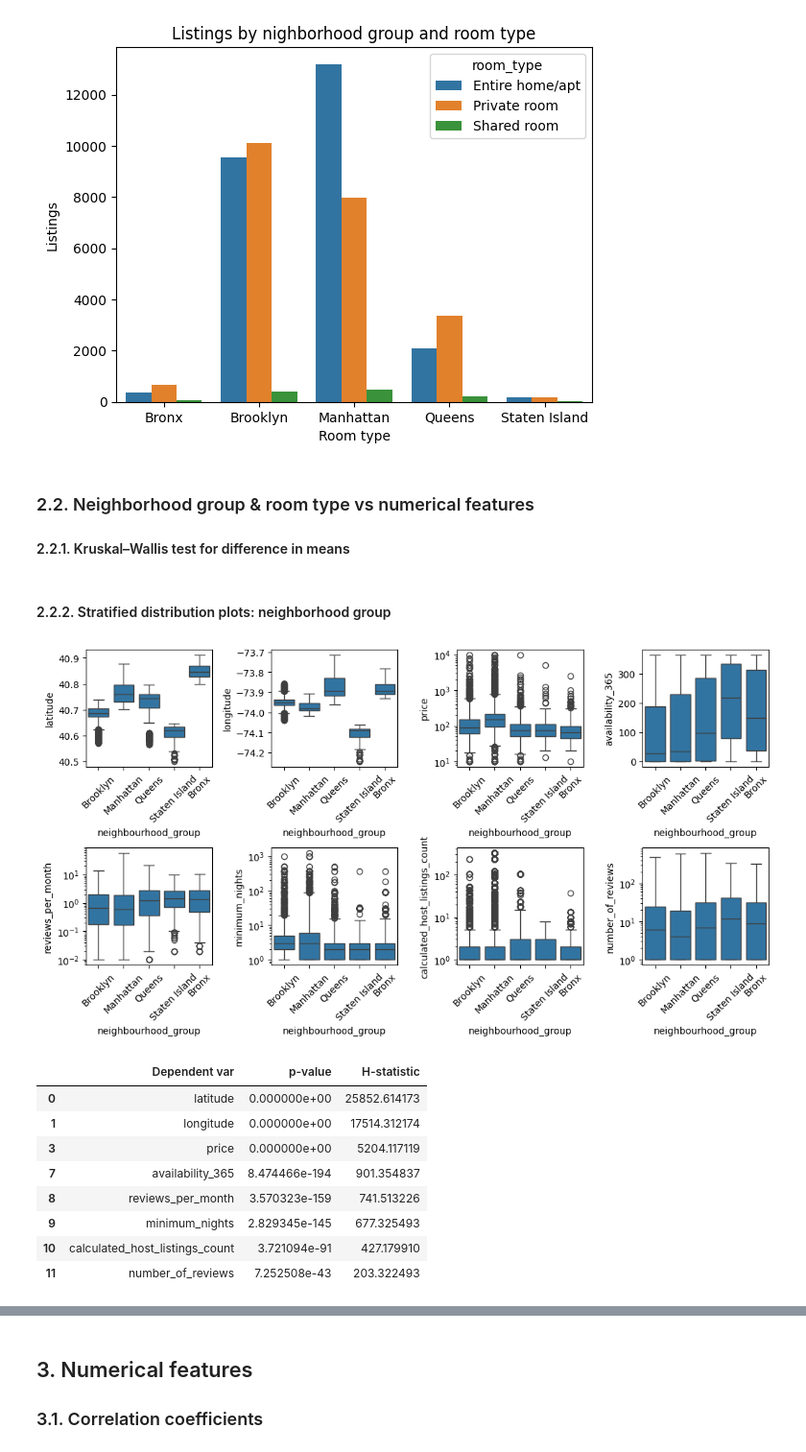
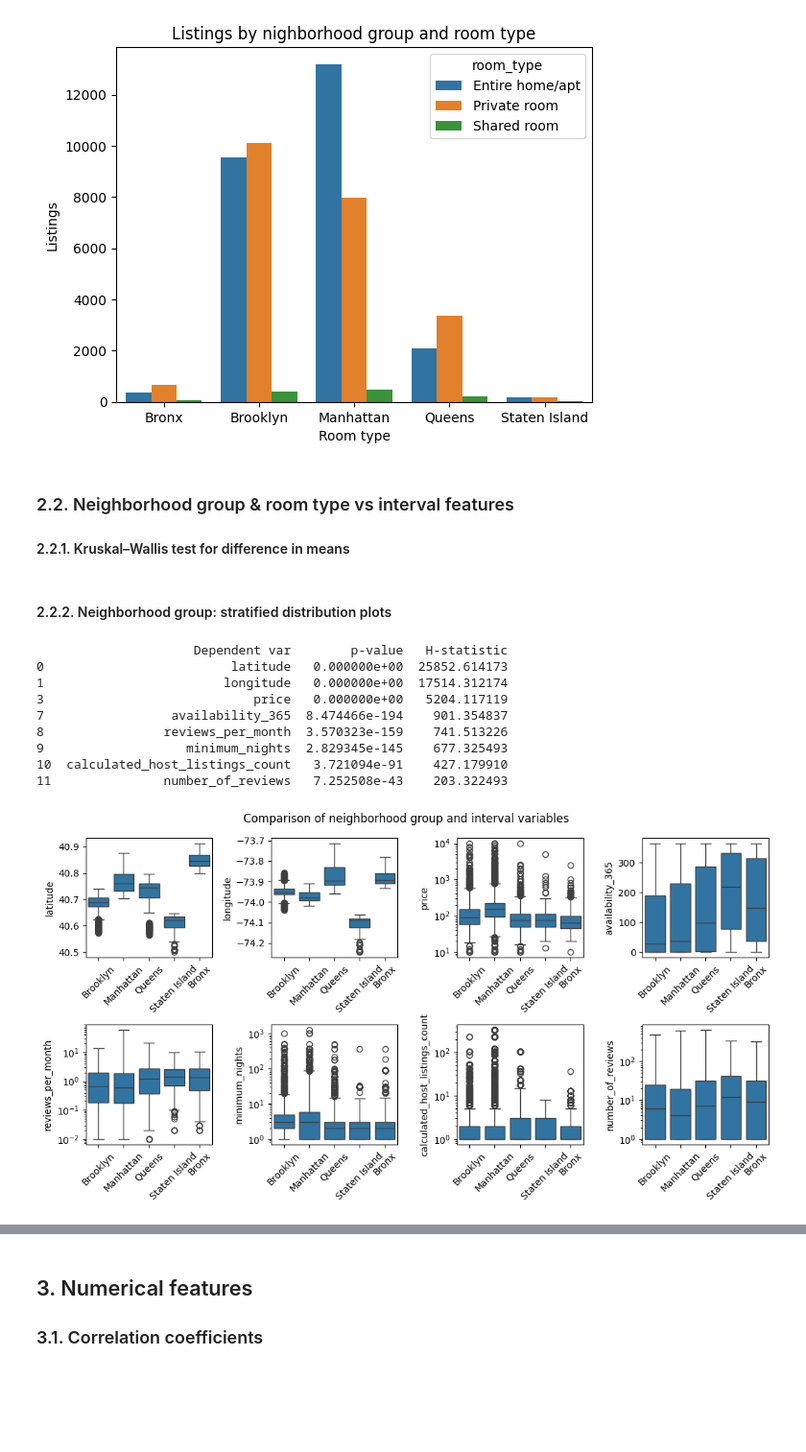
Before and after one commit to gperdrizet/gperdrizet-data-preprocessing-project-tutorial, a Jupyter notebook: gperdrizet-02_correlations.ipynb, the cells around one changed output, grey strips where cells are left out. Shown at 96% size. Saved outputs shown, nothing was run; the diff lists cells and outputs as text; code cells hidden in the pictures; blank space fills up the shorter version.

```diff
--- a/gperdrizet-02_correlations.ipynb
+++ b/gperdrizet-02_correlations.ipynb
@@ -67,12 +67,12 @@ plt.show()
 # %% [output]
 [figure]
 # %% [markdown]
-### 2.2. Neighborhood group & room type vs numerical features
+### 2.2. Neighborhood group & room type vs interval features
 
 #### 2.2.1. Kruskal–Wallis test for difference in means
 # %%
-categorical_features=['neighbourhood_group','room_type']
-numeric_features=['latitude','longitude','price','minimum_nights','number_of_reviews','reviews_per_month','calculated_host_listings_count','availability_365']
+nominal_features=['neighbourhood_group','room_type']
+numerical_features=['latitude','longitude','price','minimum_nights','number_of_reviews','reviews_per_month','calculated_host_listings_count','availability_365']
 
 htest_results={
     'Independent var':[],
@@ -81,12 +81,12 @@ htest_results={
     'H-statistic':[]
 }
 
-for numeric_feature in numeric_features:
-    for categorical_feature in categorical_features:
-        groups=[list(x) for _, x in data_df.dropna().groupby(data_df[categorical_feature])[numeric_feature]]
+for numeric_feature in numerical_features:
+    for nominal_feature in nominal_features:
+        groups=[list(x) for _, x in data_df.dropna().groupby(data_df[nominal_feature])[numeric_feature]]
         result=stats.kruskal(*groups)
 
-        htest_results['Independent var'].append(categorical_feature)
+        htest_results['Independent var'].append(nominal_feature)
         htest_results['Dependent var'].append(numeric_feature)
         htest_results['p-value'].append(result.pvalue)
         htest_results['H-statistic'].append(result.statistic)
@@ -95,37 +95,40 @@ htest_results_df=pd.DataFrame.from_dict(htest_results)
 htest_results_df.sort_values('p-value', ascending=True, inplace=True)
 htest_results_df.reset_index(drop=True, inplace=True)
 # %% [markdown]
-#### 2.2.2. Stratified distribution plots: neighborhood group
+#### 2.2.2. Neighborhood group: stratified distribution plots
 # %%
 htest_results_subset_df=htest_results_df[htest_results_df['Independent var'] == 'neighbourhood_group']
 features=htest_results_subset_df['Dependent var']
 
+print(htest_results_subset_df.drop('Independent var', axis=1).head(len(htest_results_subset_df)))
+
 fig, axs=plt.subplots(2,4, figsize=(11,6))
 axs=axs.flatten()
+
+fig.suptitle('Comparison of neighborhood group and interval variables')
 
 for i, feature in enumerate(features):
 
     if stats.kurtosis(data_df[feature].dropna()) > 10:
         log_scale=True
     else:
         log_scale=False
 
     sns.boxplot(data_df, x='neighbourhood_group', y=feature, log_scale=log_scale, ax=axs[i])
     axs[i].tick_params(axis='x', labelrotation=45)
+    axs[i].set_xlabel('')
 
 plt.tight_layout()
 plt.show()
-
-htest_results_subset_df.drop('Independent var', axis=1).head(len(htest_results_subset_df))
 # %% [output]
+                     Dependent var        p-value   H-statistic
+0                         latitude   0.000000e+00  25852.614173
+1                        longitude   0.000000e+00  17514.312174
+3                            price   0.000000e+00   5204.117119
+7                 availability_365  8.474466e-194    901.354837
+8                reviews_per_month  3.570323e-159    741.513226
+9                   minimum_nights  2.829345e-145    677.325493
+10  calculated_host_listings_count   3.721094e-91    427.179910
+11               number_of_reviews   7.252508e-43    203.322493
-[figure, old version]
+[figure, new version]
-|  | Dependent var | p-value | H-statistic |
-| 0 | latitude | 0.000000e+00 | 25852.614173 |
-| 1 | longitude | 0.000000e+00 | 17514.312174 |
-| 3 | price | 0.000000e+00 | 5204.117119 |
-| 7 | availability_365 | 8.474466e-194 | 901.354837 |
-| 8 | reviews_per_month | 3.570323e-159 | 741.513226 |
-| 9 | minimum_nights | 2.829345e-145 | 677.325493 |
-| 10 | calculated_host_listings_count | 3.721094e-91 | 427.179910 |
-| 11 | number_of_reviews | 7.252508e-43 | 203.322493 |
 # %% [markdown]
```
Also changed, not shown: parts of 5 cells of this notebook.
